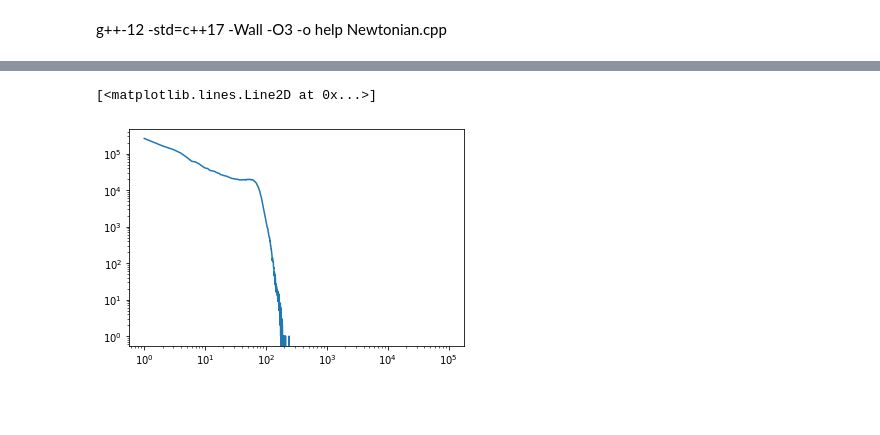
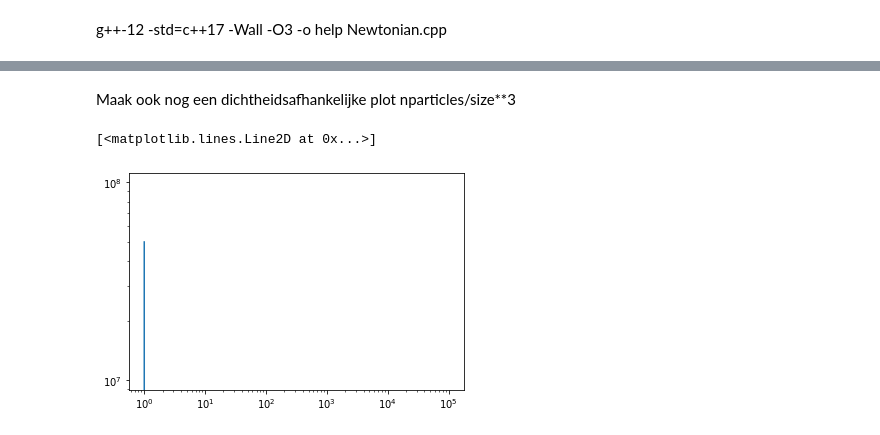
Before and after one commit to Sennevw/Masters-thesis, a Jupyter notebook: dataverwerking.ipynb, the cells around one changed output, grey strips where cells are left out. Saved outputs shown, nothing was run; the diff lists cells and outputs as text; code cells hidden in the pictures; blank space fills up the shorter version.

```diff
--- a/dataverwerking.ipynb
+++ b/dataverwerking.ipynb
@@ -48,6 +130,10 @@ def fit_pl(x, y):
+# %% [markdown]
+Maak ook nog een dichtheidsafhankelijke plot nparticles/size**3
 # %%
-size, amount = np.loadtxt("3D_data.txt", skiprows=1, unpack=True)
-plt.loglog(size[1:], amount[1:])
+size, amount = np.loadtxt("PA_r4_false.txt", skiprows=1, unpack=True)
+amount = amount[1:]
+size = size[1:]
+plt.loglog(size, amount)
 # %% [output]
 [<matplotlib.lines.Line2D at 0x...>]
-[figure, old version]
+[figure, new version]
```
Also changed, not shown: parts of 7 cells of this notebook, 15 other files.
